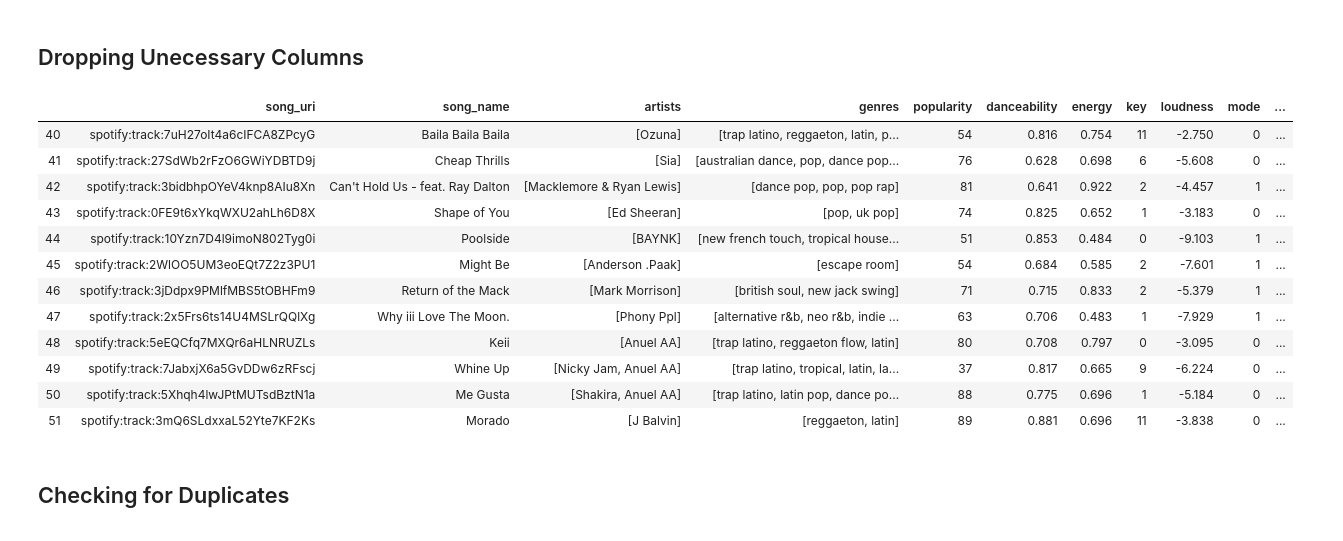
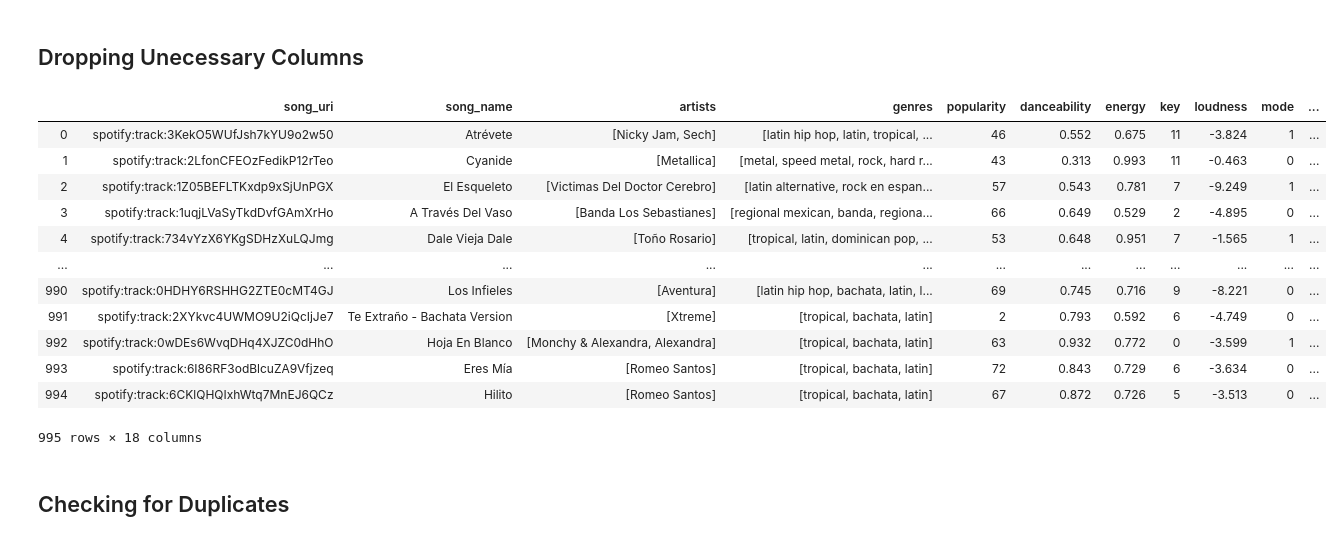
Before and after one commit to PeterGarcia95/spotipy_wrapper, a Jupyter notebook: Spotify API Project.ipynb, the cells around one changed output. Drawn from its saved outputs; the diff is of its cells as text; code cells hidden in the pictures.

```diff
--- a/Spotify API Project.ipynb
+++ b/Spotify API Project.ipynb
@@ -182,21 +205,21 @@ memory usage: 192.6+ KB
 ## Dropping Unecessary Columns
 # %%
 data= collected_data.drop(columns= ['artist_uri', 'type','id', 'uri', 'track_href', 'analysis_url'])
-data[40:52]
+data
 # %% [output]
 |  | song_uri | song_name | artists | genres | popularity | danceability | energy | key | loudness | mode | ... |
-| 40 | spotify:track:7uH27oIt4a6cIFCA8ZPcyG | Baila Baila Baila | [Ozuna] | [trap latino, reggaeton, latin, p... | 54 | 0.816 | 0.754 | 11 | -2.750 | 0 | ... |
-| 41 | spotify:track:27SdWb2rFzO6GWiYDBTD9j | Cheap Thrills | [Sia] | [australian dance, pop, dance pop... | 76 | 0.628 | 0.698 | 6 | -5.608 | 0 | ... |
-| 42 | spotify:track:3bidbhpOYeV4knp8AIu8Xn | Can't Hold Us - feat. Ray Dalton | [Macklemore & Ryan Lewis] | [dance pop, pop, pop rap] | 81 | 0.641 | 0.922 | 2 | -4.457 | 1 | ... |
-| 43 | spotify:track:0FE9t6xYkqWXU2ahLh6D8X | Shape of You | [Ed Sheeran] | [pop, uk pop] | 74 | 0.825 | 0.652 | 1 | -3.183 | 0 | ... |
-| 44 | spotify:track:10Yzn7D4l9imoN802Tyg0i | Poolside | [BAYNK] | [new french touch, tropical house... | 51 | 0.853 | 0.484 | 0 | -9.103 | 1 | ... |
-| 45 | spotify:track:2WlOO5UM3eoEQt7Z2z3PU1 | Might Be | [Anderson .Paak] | [escape room] | 54 | 0.684 | 0.585 | 2 | -7.601 | 1 | ... |
-| 46 | spotify:track:3jDdpx9PMlfMBS5tOBHFm9 | Return of the Mack | [Mark Morrison] | [british soul, new jack swing] | 71 | 0.715 | 0.833 | 2 | -5.379 | 1 | ... |
-| 47 | spotify:track:2x5Frs6ts14U4MSLrQQlXg | Why iii Love The Moon. | [Phony Ppl] | [alternative r&b, neo r&b, indie ... | 63 | 0.706 | 0.483 | 1 | -7.929 | 1 | ... |
-| 48 | spotify:track:5eEQCfq7MXQr6aHLNRUZLs | Keii | [Anuel AA] | [trap latino, reggaeton flow, latin] | 80 | 0.708 | 0.797 | 0 | -3.095 | 0 | ... |
-| 49 | spotify:track:7JabxjX6a5GvDDw6zRFscj | Whine Up | [Nicky Jam, Anuel AA] | [trap latino, tropical, latin, la... | 37 | 0.817 | 0.665 | 9 | -6.224 | 0 | ... |
-| 50 | spotify:track:5Xhqh4lwJPtMUTsdBztN1a | Me Gusta | [Shakira, Anuel AA] | [trap latino, latin pop, dance po... | 88 | 0.775 | 0.696 | 1 | -5.184 | 0 | ... |
-| 51 | spotify:track:3mQ6SLdxxaL52Yte7KF2Ks | Morado | [J Balvin] | [reggaeton, latin] | 89 | 0.881 | 0.696 | 11 | -3.838 | 0 | ... |
+| 0 | spotify:track:3KekO5WUfJsh7kYU9o2w50 | Atrévete | [Nicky Jam, Sech] | [latin hip hop, latin, tropical, ... | 46 | 0.552 | 0.675 | 11 | -3.824 | 1 | ... |
+| 1 | spotify:track:2LfonCFEOzFedikP12rTeo | Cyanide | [Metallica] | [metal, speed metal, rock, hard r... | 43 | 0.313 | 0.993 | 11 | -0.463 | 0 | ... |
+| 2 | spotify:track:1Z05BEFLTKxdp9xSjUnPGX | El Esqueleto | [Victimas Del Doctor Cerebro] | [latin alternative, rock en espan... | 57 | 0.543 | 0.781 | 7 | -9.249 | 1 | ... |
+| 3 | spotify:track:1uqjLVaSyTkdDvfGAmXrHo | A Través Del Vaso | [Banda Los Sebastianes] | [regional mexican, banda, regiona... | 66 | 0.649 | 0.529 | 2 | -4.895 | 0 | ... |
+| 4 | spotify:track:734vYzX6YKgSDHzXuLQJmg | Dale Vieja Dale | [Toño Rosario] | [tropical, latin, dominican pop, ... | 53 | 0.648 | 0.951 | 7 | -1.565 | 1 | ... |
+| ... | ... | ... | ... | ... | ... | ... | ... | ... | ... | ... | ... |
+| 990 | spotify:track:0HDHY6RSHHG2ZTE0cMT4GJ | Los Infieles | [Aventura] | [latin hip hop, bachata, latin, l... | 69 | 0.745 | 0.716 | 9 | -8.221 | 0 | ... |
+| 991 | spotify:track:2XYkvc4UWMO9U2iQcIjJe7 | Te Extraño - Bachata Version | [Xtreme] | [tropical, bachata, latin] | 2 | 0.793 | 0.592 | 6 | -4.749 | 0 | ... |
+| 992 | spotify:track:0wDEs6WvqDHq4XJZC0dHhO | Hoja En Blanco | [Monchy & Alexandra, Alexandra] | [tropical, bachata, latin] | 63 | 0.932 | 0.772 | 0 | -3.599 | 1 | ... |
+| 993 | spotify:track:6I86RF3odBlcuZA9Vfjzeq | Eres Mía | [Romeo Santos] | [tropical, bachata, latin] | 72 | 0.843 | 0.729 | 6 | -3.634 | 0 | ... |
+| 994 | spotify:track:6CKlQHQIxhWtq7MnEJ6QCz | Hilito | [Romeo Santos] | [tropical, bachata, latin] | 67 | 0.872 | 0.726 | 5 | -3.513 | 0 | ... |
+995 rows × 18 columns
 # %% [markdown]
 ## Checking for Duplicates
 # %%
```
Also changed, not shown: parts of 30 cells of this notebook.
